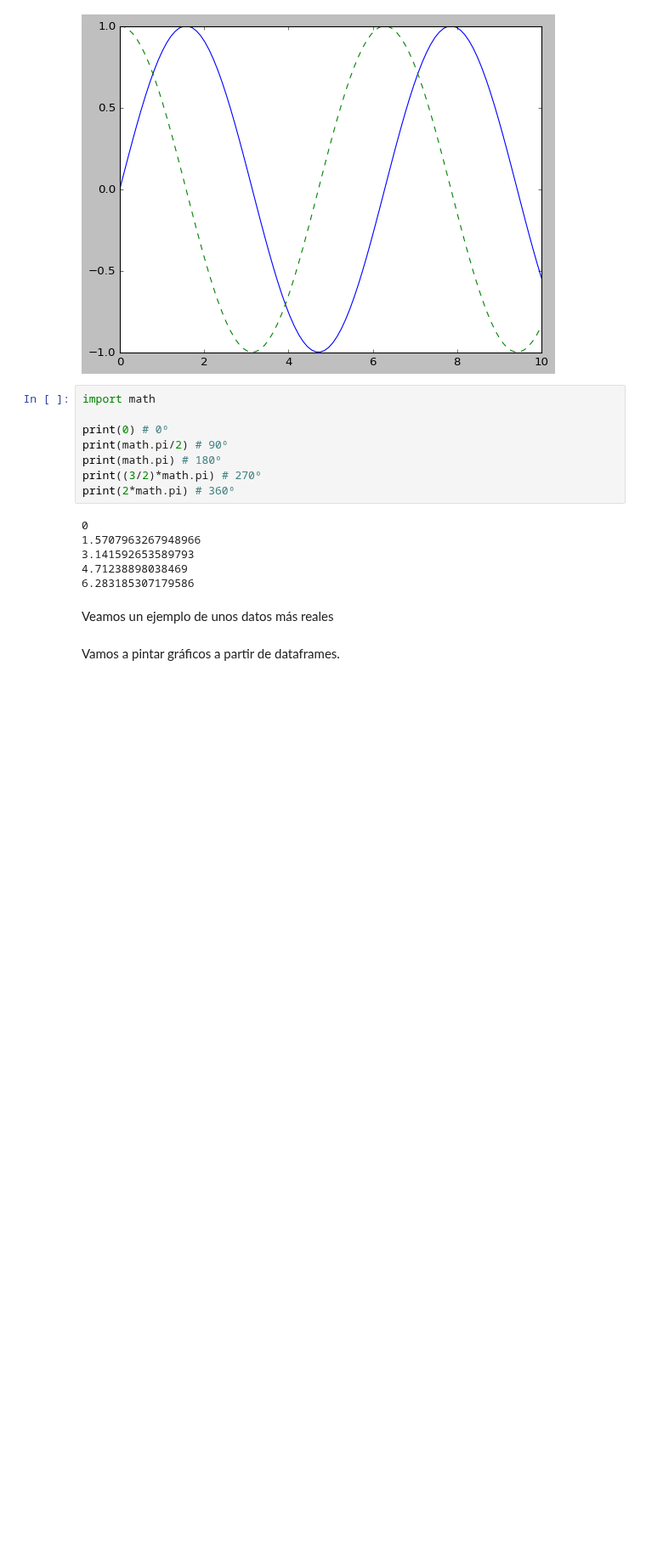
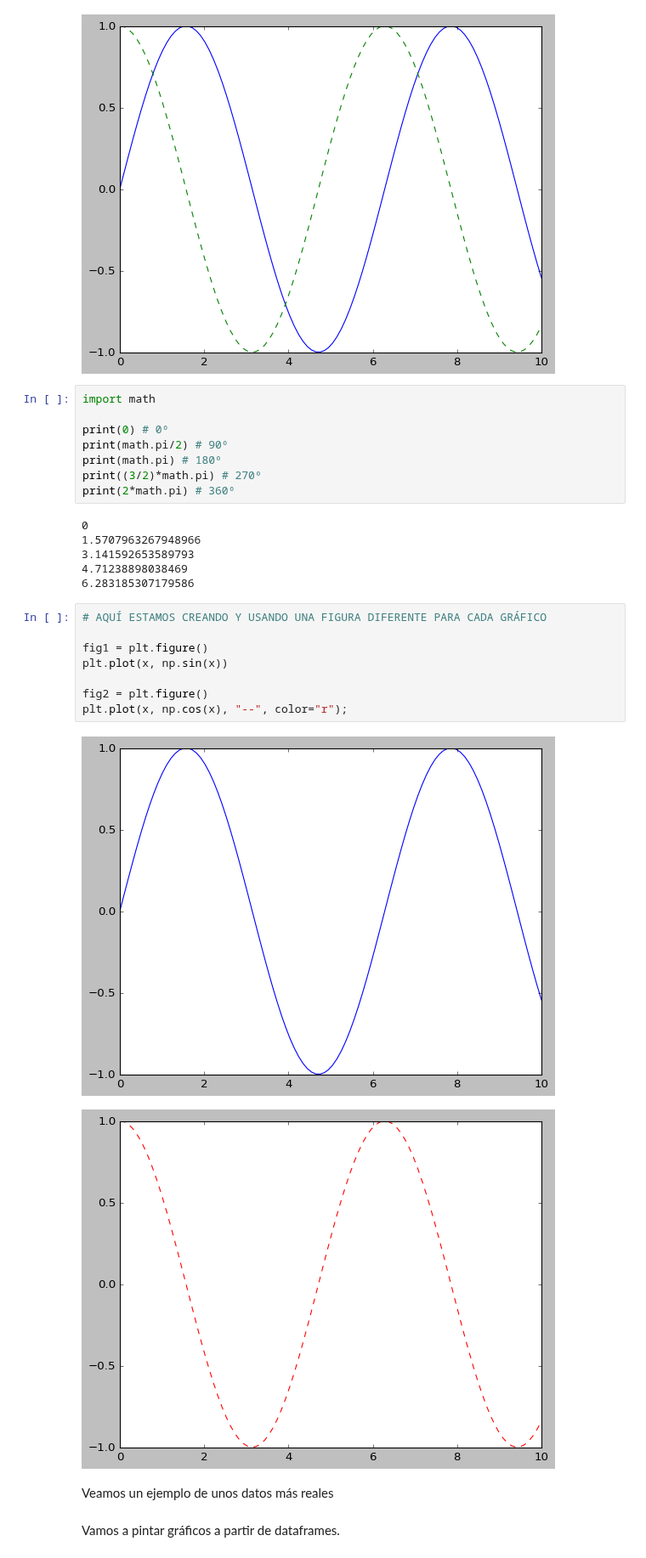
Before and after one commit to AGC79/ONLINE_DS_THEBRDIGE_TRABAJOSAGC, a Jupyter notebook: 2-DATA_ANALYSIS/4-Visualización/1-Matplotlib/Viz1-Matplotlib_1_Intro.ipynb, the cells around one changed output. Shown at 85% size. Cells and saved outputs as stored; diff of their text form; blank space fills up the shorter version.

```diff
--- a/2-DATA_ANALYSIS/4-Visualización/1-Matplotlib/Viz1-Matplotlib_1_Intro.ipynb
+++ b/2-DATA_ANALYSIS/4-Visualización/1-Matplotlib/Viz1-Matplotlib_1_Intro.ipynb
@@ -185,6 +203,17 @@ print(2*math.pi) # 360º
 3.141592653589793
 4.71238898038469
 6.283185307179586
+# %%
+# AQUÍ ESTAMOS CREANDO Y USANDO UNA FIGURA DIFERENTE PARA CADA GRÁFICO
+
+fig1 = plt.figure()
+plt.plot(x, np.sin(x))
+
+fig2 = plt.figure()
+plt.plot(x, np.cos(x), "--", color="r");
+# %% [output]
+[figure, added]
+[figure, added]
 # %% [markdown]
 Veamos un ejemplo de unos datos más reales
 # %% [markdown]
```
Also changed, not shown: parts of 10 cells of this notebook, 4 other files.
